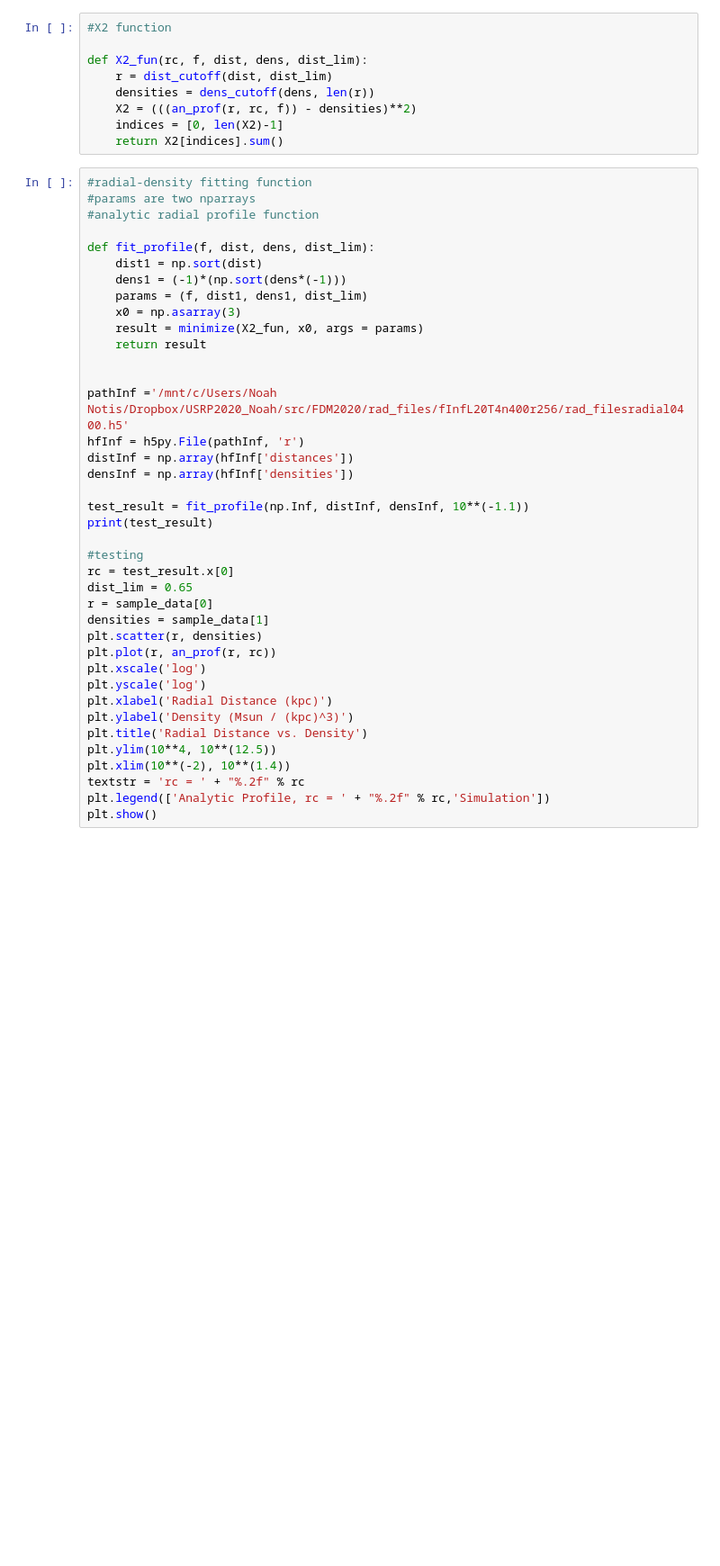
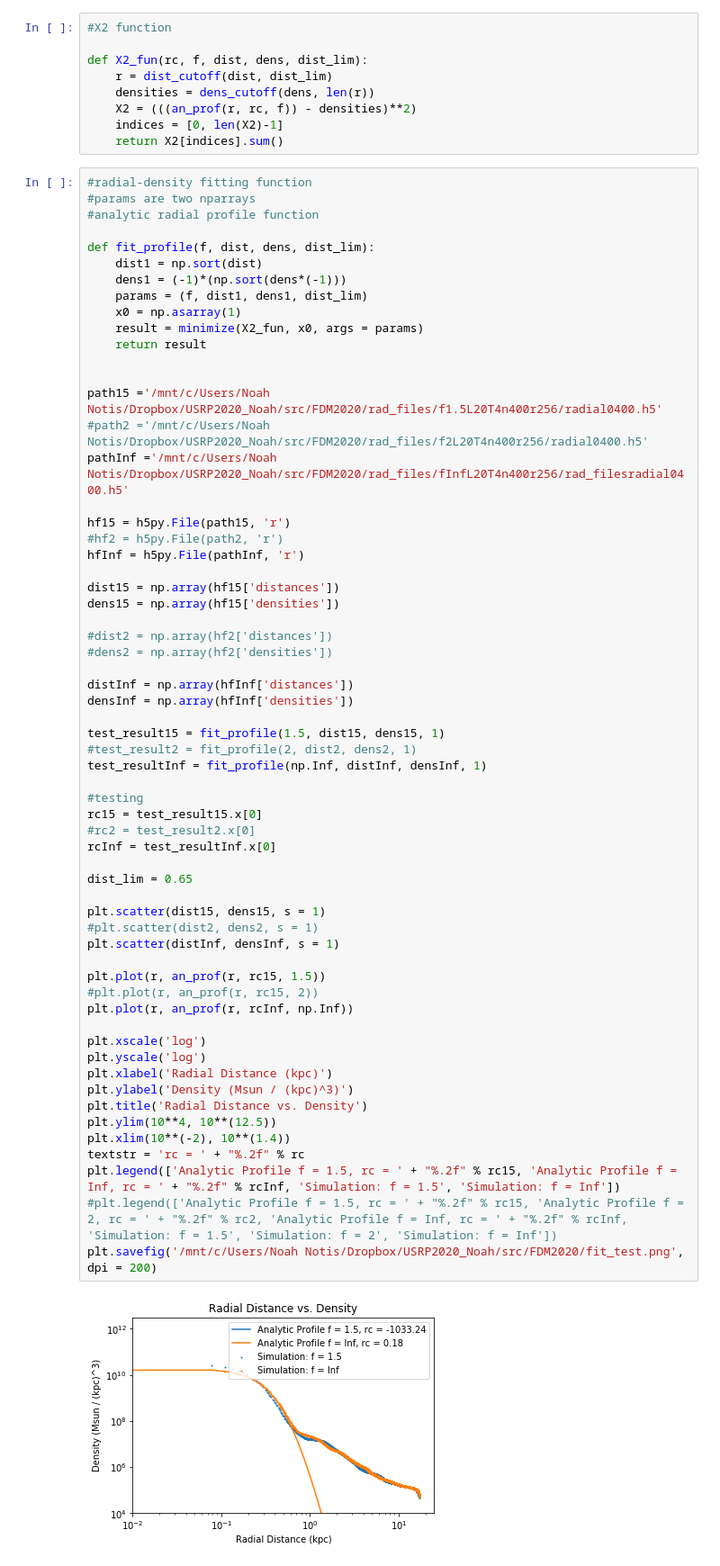
Before and after one commit to mnotis/FDM2020, a Jupyter notebook: Function Fitting 2.0.ipynb, the cells around one changed output. Shown at 90% size. Drawn from its saved outputs; the diff is of its cells as text; blank space fills up the shorter version.

```diff
--- a/Function Fitting 2.0.ipynb
+++ b/Function Fitting 2.0.ipynb
@@ -146,39 +129,63 @@ def X2_fun(rc, f, dist, dens, dist_lim):
 # %%
 #radial-density fitting function
 #params are two nparrays
 #analytic radial profile function
 
 def fit_profile(f, dist, dens, dist_lim):
     dist1 = np.sort(dist)
     dens1 = (-1)*(np.sort(dens*(-1)))
     params = (f, dist1, dens1, dist_lim)
-    x0 = np.asarray(3)
+    x0 = np.asarray(1)
     result = minimize(X2_fun, x0, args = params)
     return result
 
 
+path15 ='/mnt/c/Users/Noah Notis/Dropbox/USRP2020_Noah/src/FDM2020/rad_files/f1.5L20T4n400r256/radial0400.h5'
+#path2 ='/mnt/c/Users/Noah Notis/Dropbox/USRP2020_Noah/src/FDM2020/rad_files/f2L20T4n400r256/radial0400.h5'
 pathInf ='/mnt/c/Users/Noah Notis/Dropbox/USRP2020_Noah/src/FDM2020/rad_files/fInfL20T4n400r256/rad_filesradial0400.h5'
+
+hf15 = h5py.File(path15, 'r')
+#hf2 = h5py.File(path2, 'r')
 hfInf = h5py.File(pathInf, 'r')
+
+dist15 = np.array(hf15['distances'])
+dens15 = np.array(hf15['densities'])
+
+#dist2 = np.array(hf2['distances'])
+#dens2 = np.array(hf2['densities'])
+
 distInf = np.array(hfInf['distances'])
 densInf = np.array(hfInf['densities'])
 
-test_result = fit_profile(np.Inf, distInf, densInf, 10**(-1.1))
-print(test_result)
+test_result15 = fit_profile(1.5, dist15, dens15, 1)
+#test_result2 = fit_profile(2, dist2, dens2, 1)
+test_resultInf = fit_profile(np.Inf, distInf, densInf, 1)
 
 #testing
-rc = test_result.x[0]
+rc15 = test_result15.x[0]
+#rc2 = test_result2.x[0]
+rcInf = test_resultInf.x[0]
+
 dist_lim = 0.65
-r = sample_data[0]
-densities = sample_data[1]
-plt.scatter(r, densities)
-plt.plot(r, an_prof(r, rc))
+
+plt.scatter(dist15, dens15, s = 1)
+#plt.scatter(dist2, dens2, s = 1)
+plt.scatter(distInf, densInf, s = 1)
+
+plt.plot(r, an_prof(r, rc15, 1.5))
+#plt.plot(r, an_prof(r, rc15, 2))
+plt.plot(r, an_prof(r, rcInf, np.Inf))
+
 plt.xscale('log')
 plt.yscale('log')
 plt.xlabel('Radial Distance (kpc)')
 plt.ylabel('Density (Msun / (kpc)^3)')
 plt.title('Radial Distance vs. Density')
 plt.ylim(10**4, 10**(12.5))
 plt.xlim(10**(-2), 10**(1.4))
 textstr = 'rc = ' + "%.2f" % rc
-plt.legend(['Analytic Profile, rc = ' + "%.2f" % rc,'Simulation'])
-plt.show()
+plt.legend(['Analytic Profile f = 1.5, rc = ' + "%.2f" % rc15, 'Analytic Profile f = Inf, rc = ' + "%.2f" % rcInf, 'Simulation: f = 1.5', 'Simulation: f = Inf'])
+#plt.legend(['Analytic Profile f = 1.5, rc = ' + "%.2f" % rc15, 'Analytic Profile f = 2, rc = ' + "%.2f" % rc2, 'Analytic Profile f = Inf, rc = ' + "%.2f" % rcInf, 'Simulation: f = 1.5', 'Simulation: f = 2', 'Simulation: f = Inf'])
+plt.savefig('/mnt/c/Users/Noah Notis/Dropbox/USRP2020_Noah/src/FDM2020/fit_test.png', dpi = 200)
+# %% [output]
+[figure, added]
```
Also changed, not shown: parts of 2 cells of this notebook, 1 other file.
